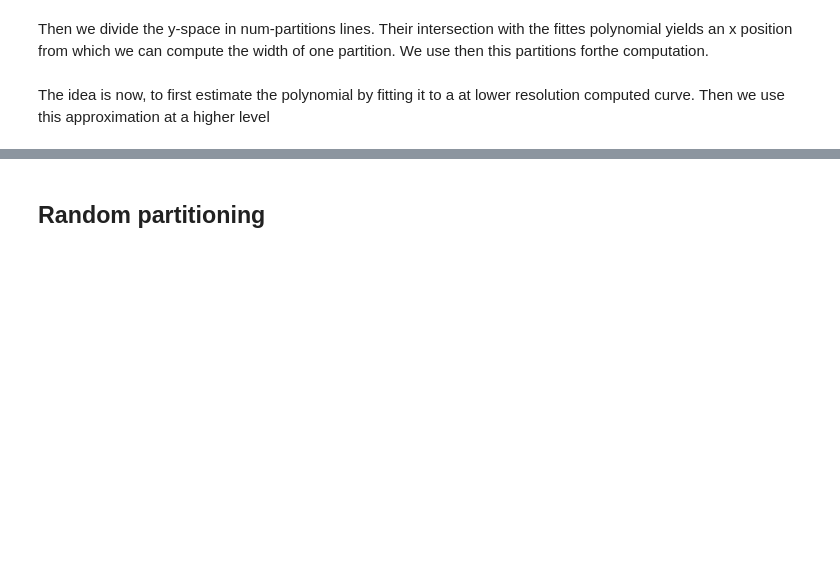
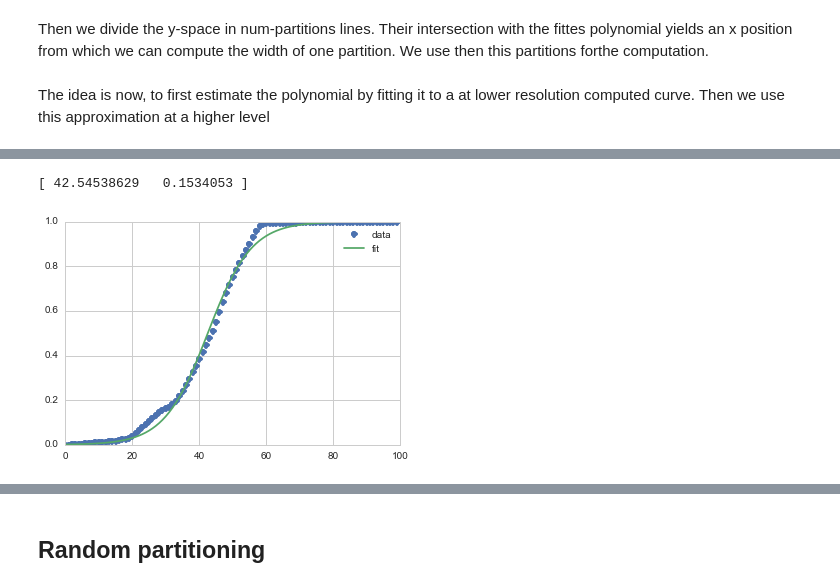
Before and after one commit to harvard-cs205/cs205-homework, a Jupyter notebook: HW1/P2/Problem2.ipynb, the cells around one changed output, grey strips where cells are left out. Saved outputs shown, nothing was run; the diff lists cells and outputs as text; code cells hidden in the pictures; blank space fills up the shorter version.

```diff
--- a/HW1/P2/Problem2.ipynb
+++ b/HW1/P2/Problem2.ipynb
@@ -135,0 +182,29 @@ The idea is now, to first estimate the polynomial by fitting it to a at lower re
+# %%
+import numpy as np
+import pylab
+from scipy.optimize import curve_fit
+
+def sigmoid(x, x0, k):
+     y = 1 / (1 + np.exp(-k*(x-x0)))
+     return y
+
+def invsigmoid(y, x0, k):
+    x = np.log(y / (1-y)) / k + x0
+    return x
+
+xdata = Cx
+ydata = Cy
+
+popt, pcov = curve_fit(sigmoid, xdata, ydata)
+print popt
+
+x = range(0, C.shape[0])
+y = sigmoid(x, *popt)
+
+pylab.plot(xdata, ydata, 'o', label='data')
+pylab.plot(x,y, label='fit')
+pylab.legend(loc='best')
+pylab.show()
+# %% [output]
+[ 42.54538629   0.1534053 ]
+[figure, added]
```
Also changed, not shown: parts of 11 cells of this notebook, 4 other files.
